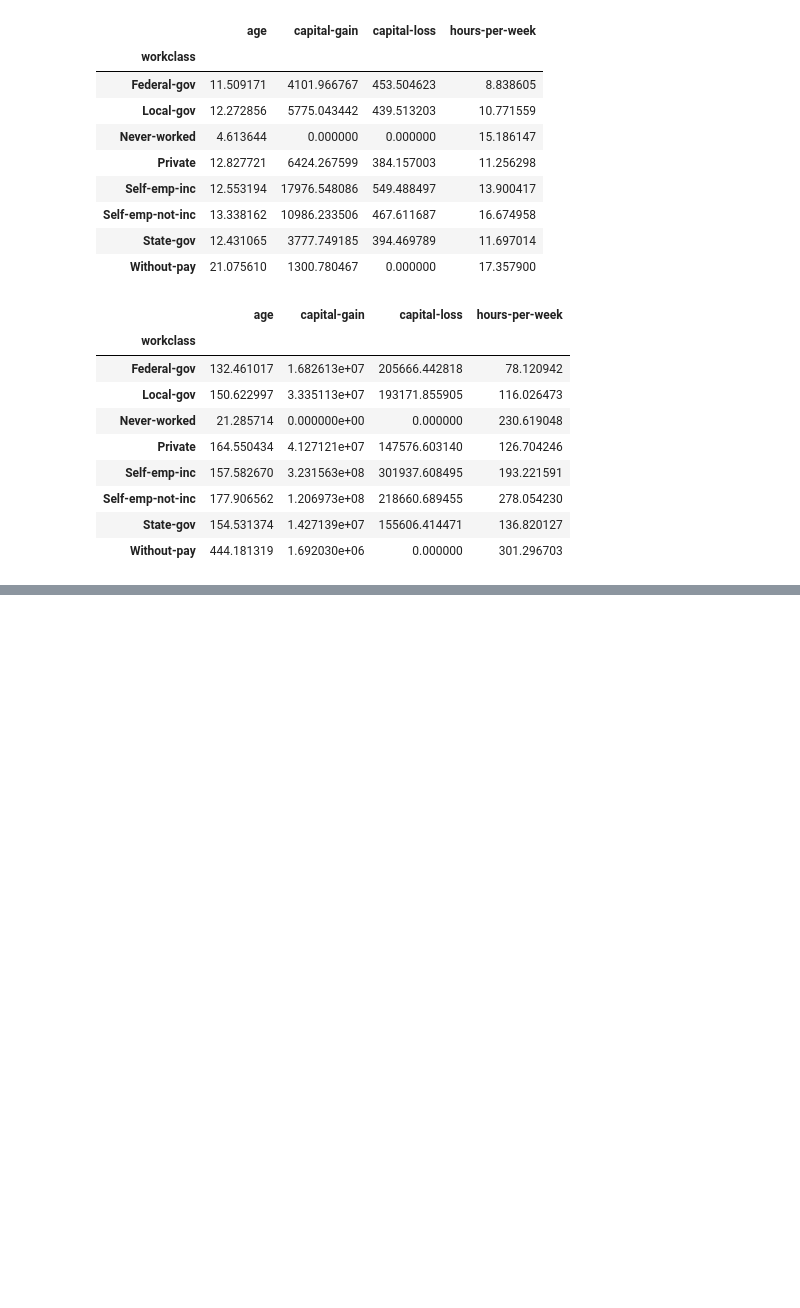
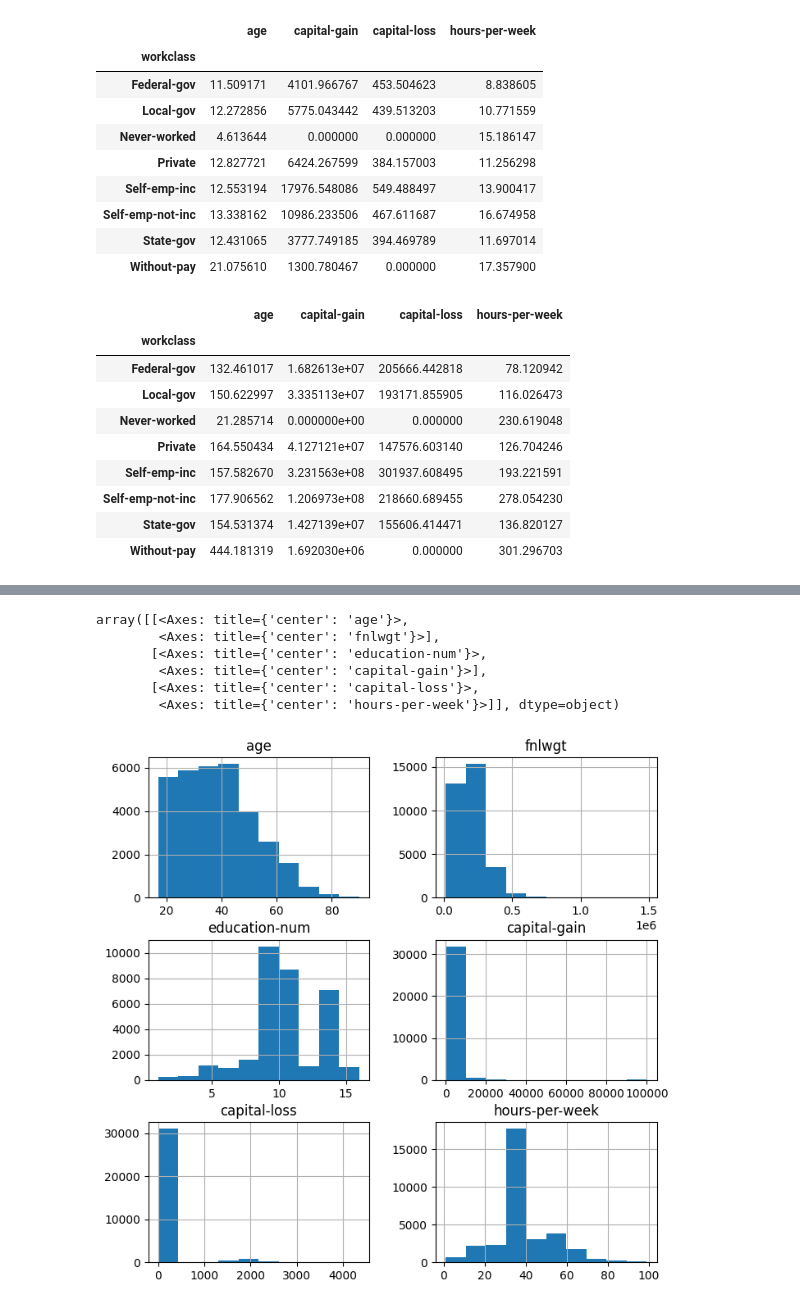
Before and after one commit to slimseidl/DataScience, a Jupyter notebook: DataAnalysisWithTools/pandasAndNumPy/CensusData/numpy.ipynb, the cells around one changed output, grey strips where cells are left out. Drawn from its saved outputs; the diff is of its cells as text; code cells hidden in the pictures; blank space fills up the shorter version.

```diff
--- a/DataAnalysisWithTools/pandasAndNumPy/CensusData/numpy.ipynb
+++ b/DataAnalysisWithTools/pandasAndNumPy/CensusData/numpy.ipynb
@@ -346,0 +349,4 @@ df_census.groupby("workclass")[["age","capital-gain","capital-loss","hours-per-w
+# %%
+import pandas as pd
+df_census = pd.read_csv('census_income_data.csv')
+df_census.info()
@@ -346,0 +371,10 @@ df_census.groupby("workclass")[["age","capital-gain","capital-loss","hours-per-w
+# %%
+df_census.hist(figsize=(8,8))
+# %% [output]
+array([[<Axes: title={'center': 'age'}>,
+        <Axes: title={'center': 'fnlwgt'}>],
+       [<Axes: title={'center': 'education-num'}>,
+        <Axes: title={'center': 'capital-gain'}>],
+       [<Axes: title={'center': 'capital-loss'}>,
+        <Axes: title={'center': 'hours-per-week'}>]], dtype=object)
+[figure, added]
```
Also changed, not shown: parts of 17 cells of this notebook, 8 other files.
